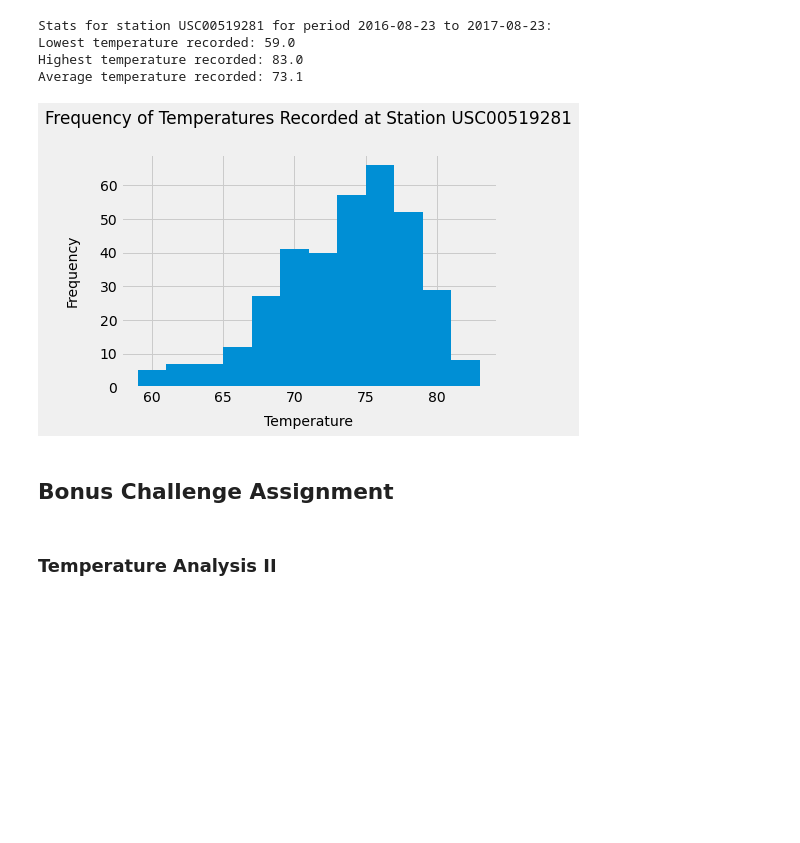
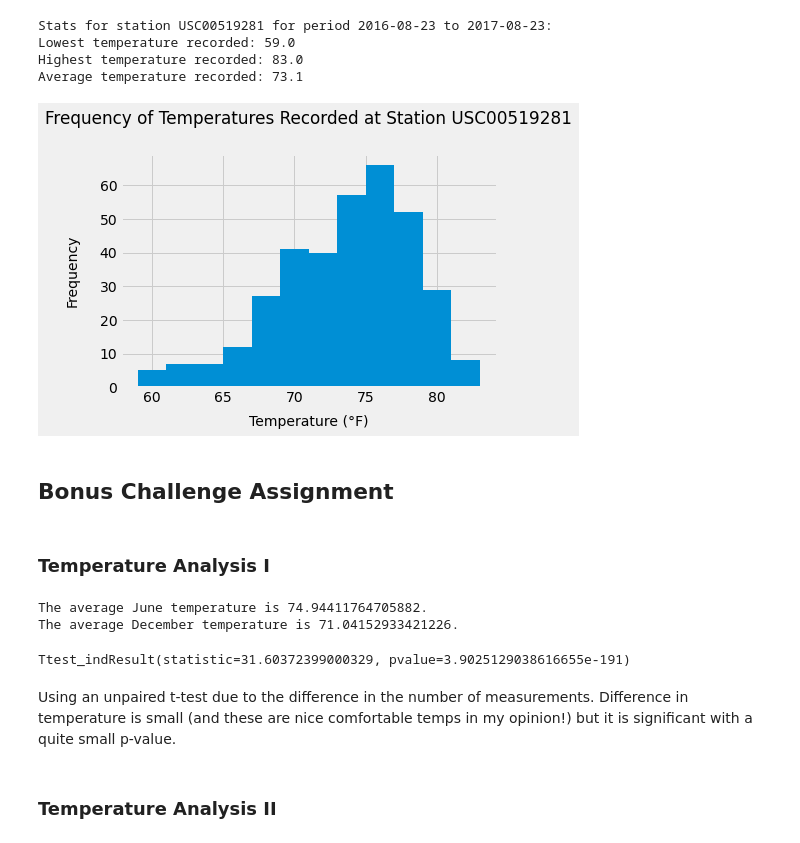
Before and after one commit to arhunt/sqlalchemy-challenge, a Jupyter notebook: climate.ipynb, the cells around one changed output. Drawn from its saved outputs; the diff is of its cells as text; code cells hidden in the pictures; blank space fills up the shorter version.

```diff
--- a/climate.ipynb
+++ b/climate.ipynb
@@ -162,17 +157,49 @@ Average temperature recorded: 73.1
 # %%
 # Choose the station with the highest number of temperature observations.
 # Query the last 12 months of temperature observation data for this station and plot the results as a histogram
 maxstation_find = engine.execute(f"SELECT tobs FROM measurement WHERE station = '{maxstation}' AND date > '{mindate}'")
 maxstation_temps = [row[0] for row in maxstation_find]
 plt.hist(maxstation_temps, bins=12)
 plt.title(f'Frequency of Temperatures Recorded at Station {maxstation}',pad=30,size='large')
-plt.xlabel('Temperature',labelpad=10,size='medium')
+plt.xlabel('Temperature (°F)',labelpad=10,size='medium')
 plt.ylabel('Frequency',labelpad=20,size='medium')
 plt.show()
 # %% [output]
-[figure, old version]
+[figure, new version]
 # %% [markdown]
 ## Bonus Challenge Assignment
+# %% [markdown]
+### Temperature Analysis I
+# %%
+# Identify the average temperature in June at all stations across all available years in the dataset.
+# Do the same for the December temperature.
+junquery = session.query(msmnt.tobs).filter(and_(func.strftime("%m-%d", msmnt.date) >= '06-01',\
+                func.strftime("%m-%d", msmnt.date) <= '06-30'))
+decquery = session.query(msmnt.tobs).filter(and_(func.strftime("%m-%d", msmnt.date) >= '12-01',\
+                func.strftime("%m-%d", msmnt.date) <= '12-31'))
+
+juntemps = []
+dectemps = []
+
+for row in junquery:
+    juntemps.append(row[0])
+
+for row in decquery:
+    dectemps.append(row[0])
+
+print(f'The average June temperature is {np.average(juntemps)}.')
+print(f'The average December temperature is {np.average(dectemps)}.')
+# %% [output]
+The average June temperature is 74.94411764705882.
+The average December temperature is 71.04152933421226.
+# %%
+# Use t-test to determine whether difference in means, if any, is statistically significant.
+# Will you use a paired or an unpaired t-test?  Why?
+ss.ttest_ind(juntemps,dectemps)
+# %% [output]
+Ttest_indResult(statistic=31.60372399000329, pvalue=3.9025129038616655e-191)
+# %% [markdown]
+Using an unpaired t-test due to the difference in the number of measurements.  Difference in temperature is small (and these are nice comfortable temps in my opinion!) but it is significant with a quite small p-value.
 # %% [markdown]
 ### Temperature Analysis II
 # %%
```
Also changed, not shown: parts of 42 cells of this notebook, 1 other file.
